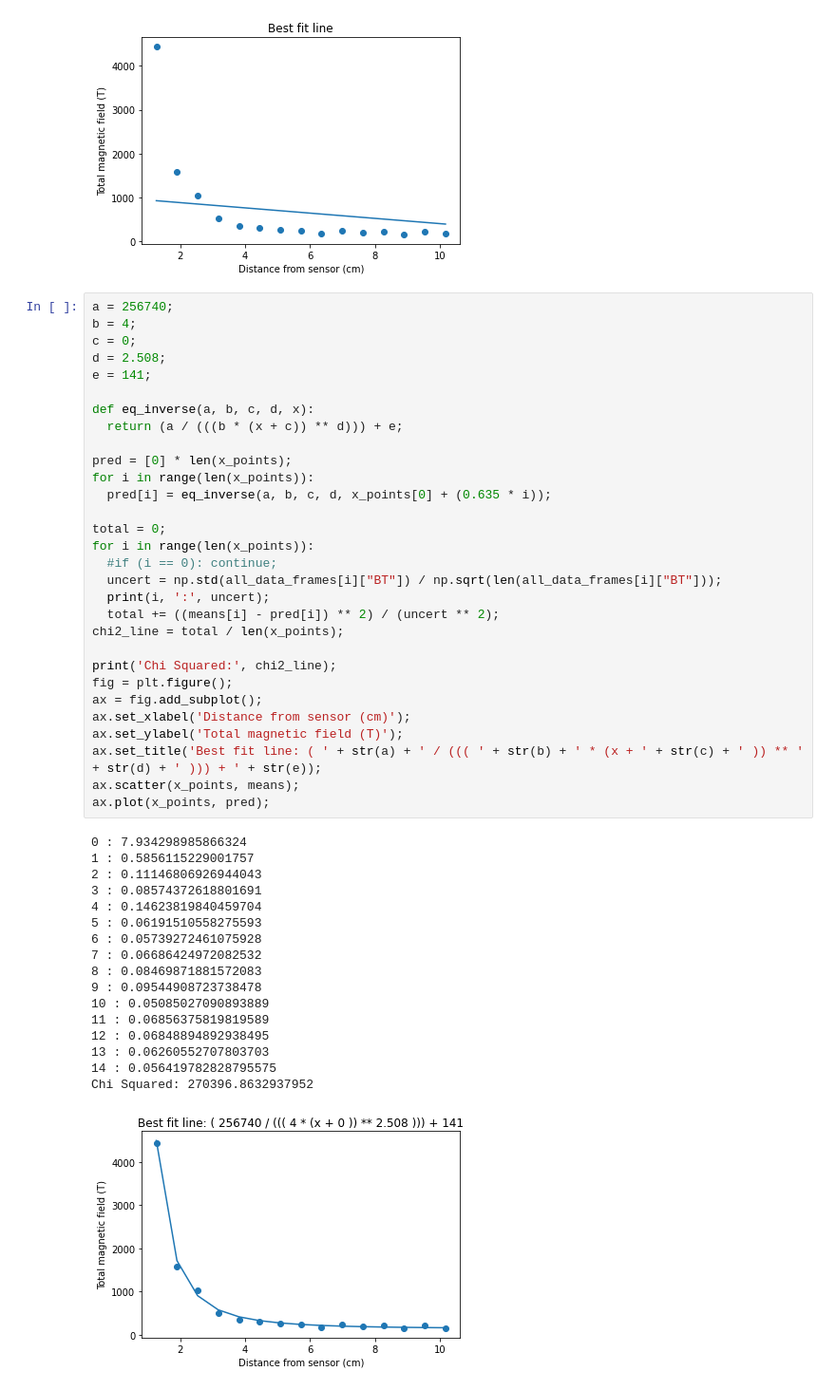
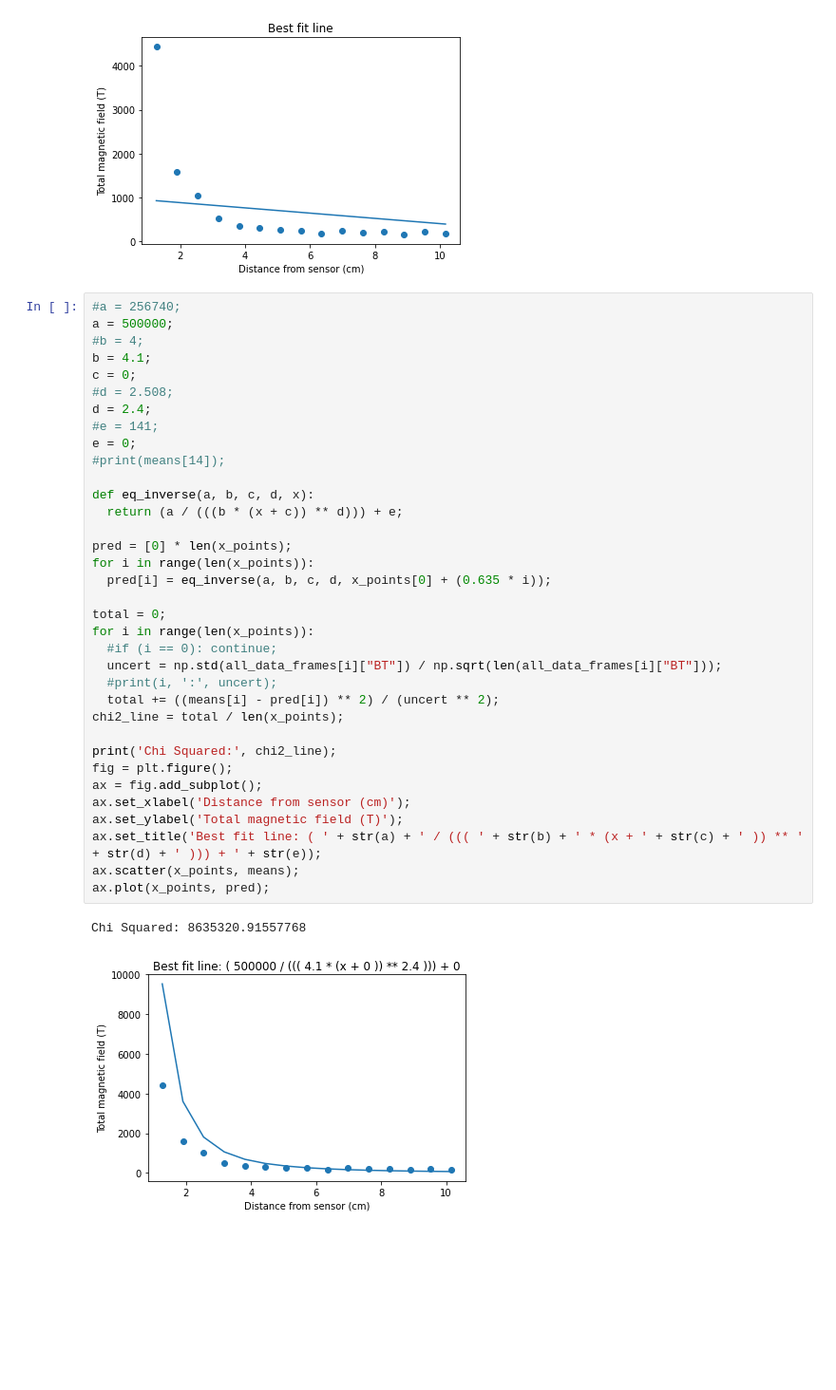
Before and after one commit to Nate8888/physics-colab, a Jupyter notebook: How_Distance_of_magnet_affects_Magnetic_Field.ipynb, the cells around one changed output. Shown at 95% size. Saved outputs shown, nothing was run; the diff lists cells and outputs as text; blank space fills up the shorter version.

```diff
--- a/How_Distance_of_magnet_affects_Magnetic_Field.ipynb
+++ b/How_Distance_of_magnet_affects_Magnetic_Field.ipynb
@@ -94,50 +94,40 @@ ax.plot(x_points, pred);
 Chi Squared: 21595233.125146594
 [figure]
 # %%
-a = 256740;
-b = 4;
+#a = 256740;
+a = 500000;
+#b = 4;
+b = 4.1;
 c = 0;
-d = 2.508;
-e = 141;
+#d = 2.508;
+d = 2.4;
+#e = 141;
+e = 0;
+#print(means[14]);
 
 def eq_inverse(a, b, c, d, x):
   return (a / (((b * (x + c)) ** d))) + e;
 
 pred = [0] * len(x_points);
 for i in range(len(x_points)):
   pred[i] = eq_inverse(a, b, c, d, x_points[0] + (0.635 * i));
 
 total = 0;
 for i in range(len(x_points)):
   #if (i == 0): continue;
   uncert = np.std(all_data_frames[i]["BT"]) / np.sqrt(len(all_data_frames[i]["BT"]));
-  print(i, ':', uncert);
+  #print(i, ':', uncert);
   total += ((means[i] - pred[i]) ** 2) / (uncert ** 2);
 chi2_line = total / len(x_points);
 
 print('Chi Squared:', chi2_line);
 fig = plt.figure();
 ax = fig.add_subplot();
 ax.set_xlabel('Distance from sensor (cm)');
 ax.set_ylabel('Total magnetic field (T)');
 ax.set_title('Best fit line: ( ' + str(a) + ' / ((( ' + str(b) + ' * (x + ' + str(c) + ' )) ** ' + str(d) + ' ))) + ' + str(e));
 ax.scatter(x_points, means);
 ax.plot(x_points, pred);
 # %% [output]
-0 : 7.934298985866324
-1 : 0.5856115229001757
-2 : 0.11146806926944043
-3 : 0.08574372618801691
-4 : 0.14623819840459704
-5 : 0.06191510558275593
-6 : 0.05739272461075928
-7 : 0.06686424972082532
-8 : 0.08469871881572083
-9 : 0.09544908723738478
-10 : 0.05085027090893889
-11 : 0.06856375819819589
-12 : 0.06848894892938495
-13 : 0.06260552707803703
-14 : 0.056419782828795575
-Chi Squared: 270396.8632937952
+Chi Squared: 8635320.91557768
-[figure, old version]
+[figure, new version]
```
